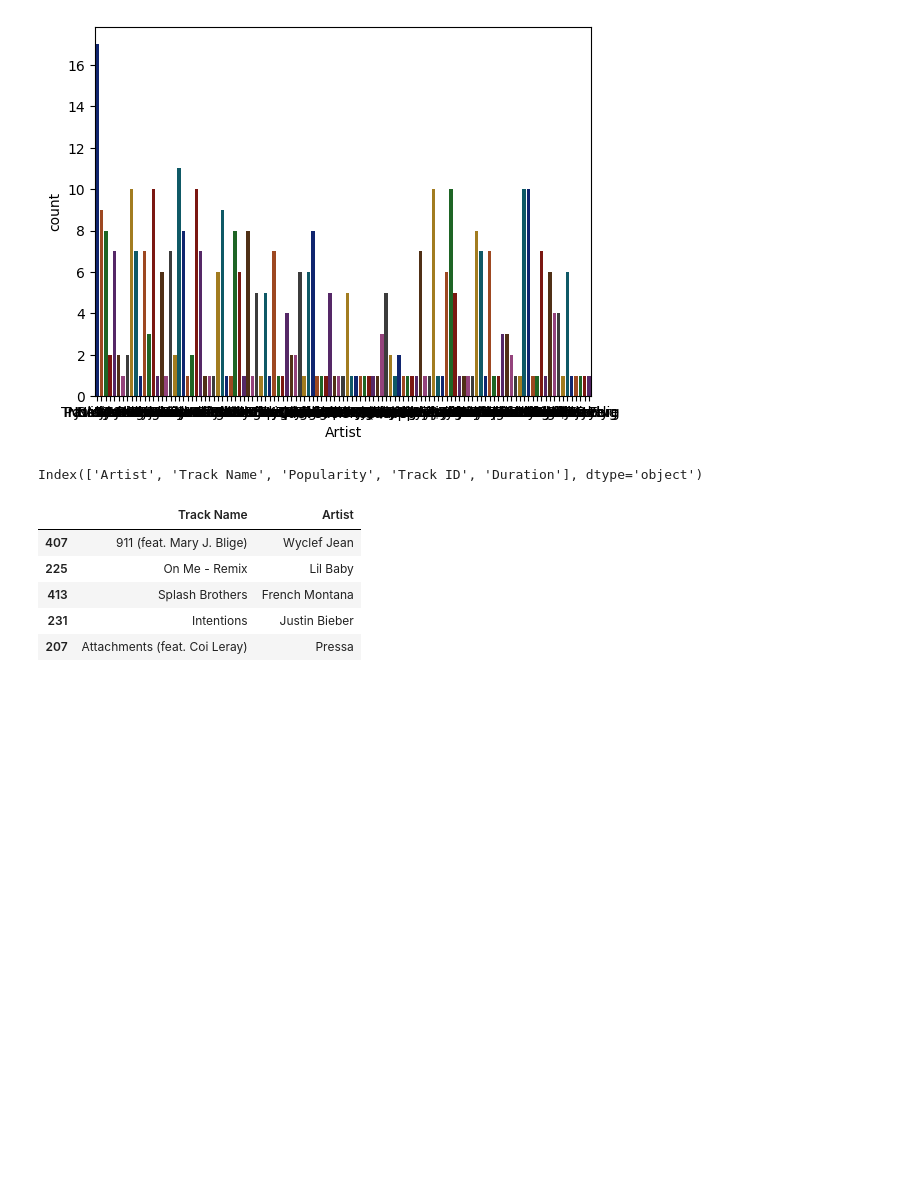
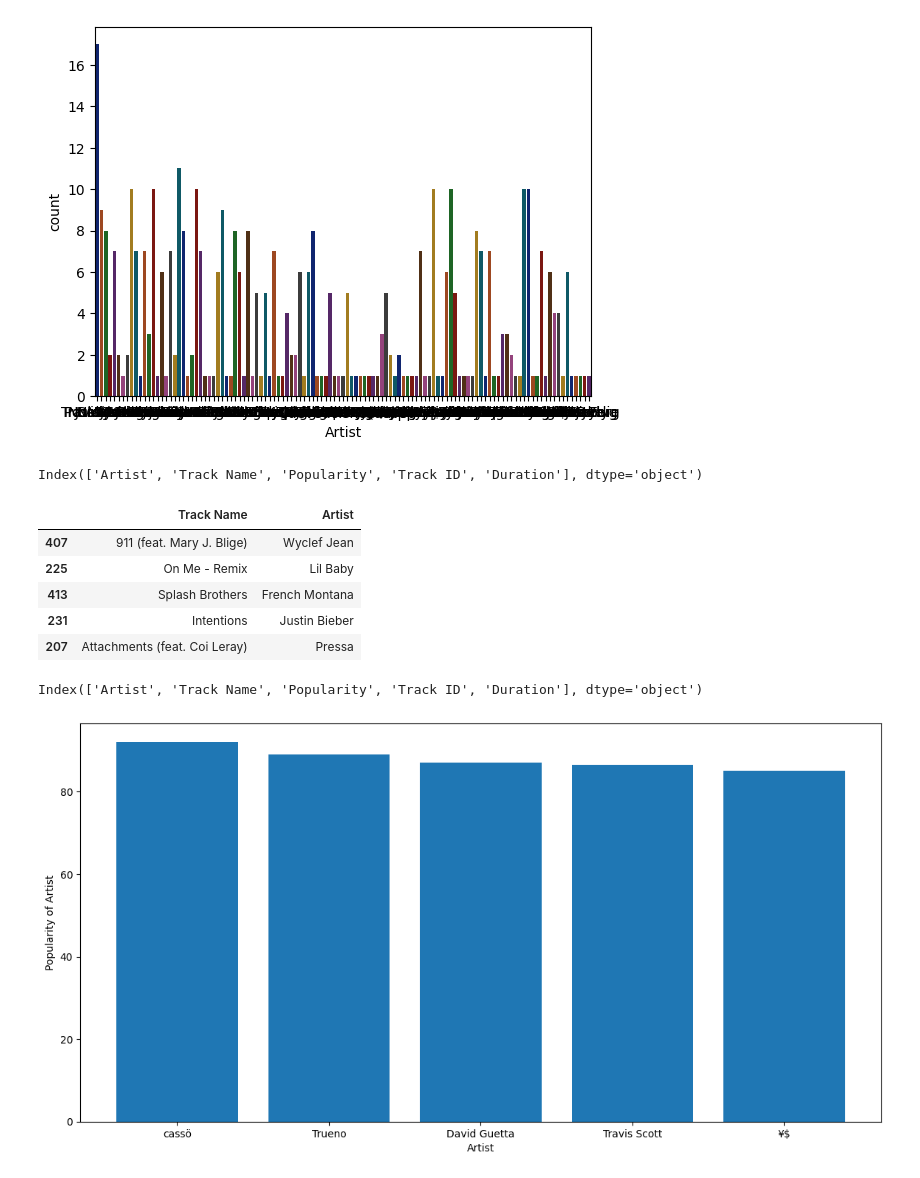
Before and after one commit to ydv-prince/EDA, a Jupyter notebook: EDA_4_Spotify_Data.ipynb, the cells around one changed output. Saved outputs shown, nothing was run; the diff lists cells and outputs as text; code cells hidden in the pictures; blank space fills up the shorter version.

Commit message:
Spotify Data - Complete visualization(Questions)

```diff
--- a/EDA_4_Spotify_Data.ipynb
+++ b/EDA_4_Spotify_Data.ipynb
@@ -125,3 +120,23 @@ df.loc[index, ['Track Name', 'Artist']]
 | 413 | Splash Brothers | French Montana |
 | 231 | Intentions | Justin Bieber |
 | 207 | Attachments (feat. Coi Leray) | Pressa |
+# %%
+df.columns
+# %% [output]
+Index(['Artist', 'Track Name', 'Popularity', 'Track ID', 'Duration'], dtype='object')
+# %%
+#Q6. Among the top 5 most popular artists, which artist has the highest popularity on average?
+# Calculate and display the average popularity for each artist
+
+top_5_artists = (df.groupby('Artist')['Popularity'].mean().sort_values(ascending=False).head(5))
+
+# highest_avg_popularity_artist = top_5_artists.idxmax()  #Artist
+# highest_avg_popularity_value = top_5_artists.max()    #Value
+
+plt.figure(figsize=(14,7))
+plt.bar(top_5_artists.index, top_5_artists.values)
+plt.xlabel('Artist')
+plt.ylabel('Popularity of Artist')
+plt.show()
+# %% [output]
+[figure, added]
```
Also changed, not shown: parts of 7 cells of this notebook.
